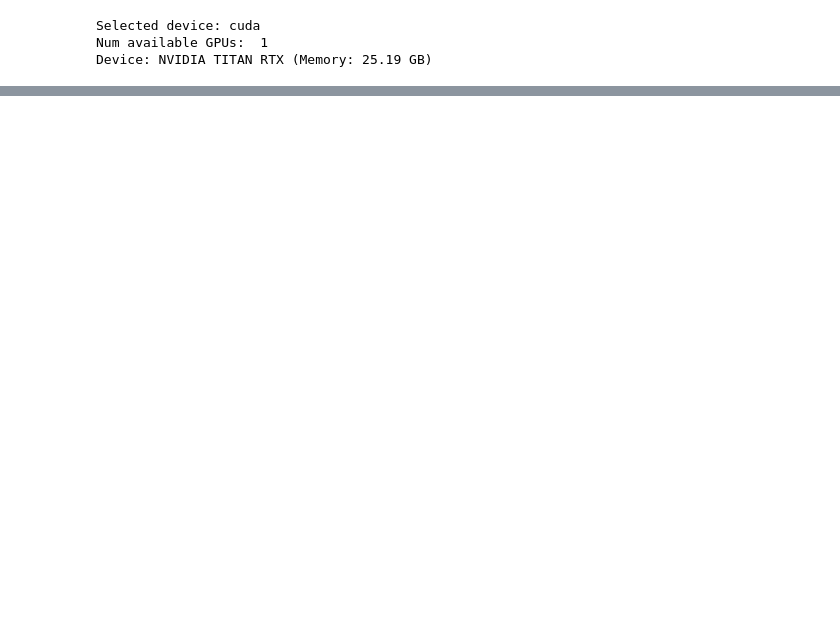
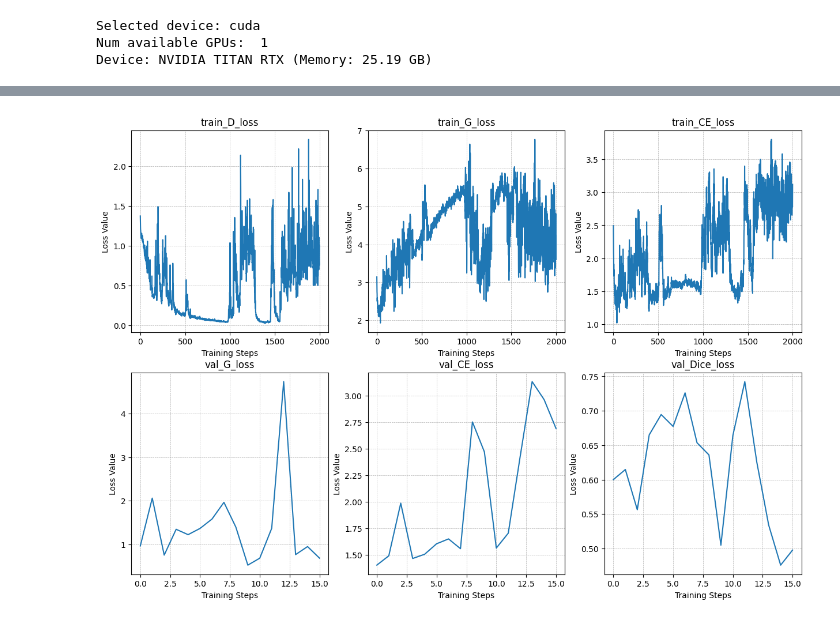
Before and after one commit to paolodc5/CMR_synthesis, a Jupyter notebook: mt_gan_basic_train.ipynb, the cells around one changed output, grey strips where cells are left out. Cells and saved outputs as stored; diff of their text form; code cells hidden in the pictures; blank space fills up the shorter version.

Commit message:
GAN to script with better logging & checkpointing

```diff
--- a/mt_gan_basic_train.ipynb
+++ b/mt_gan_basic_train.ipynb
@@ -186,9 +218,17 @@ def train_gan(num_steps, n_discr_steps, gen, discr, dataloader, criterion_GAN, c
 
     return metrics_history
 # %%
-num_steps = 50
+run_name = "MT_basic_gan"
+timestpamp = datetime.now().strftime("%Y%m%d_%H%M")
+exp_dir = f"./experiments/{timestpamp}_{run_name}"
+os.makedirs(exp_dir, exist_ok=True)
+
+
+num_steps = 2000
 n_discr_steps = 1
-lambda_l1 = 1.0
+lambda_ce = 10.0
+
+val_check_interval = 120  # Check validation performance every 120 steps (approx every dataset epoch)
 
 gen = UNetGan(in_ch=4, num_classes=12, dropout_p=0.3).to(device)
 discr = DiscriminatorModel(in_ch=16, base_ch=64).to(device)
@@ -198,3 +238,5 @@ criterion_CE = nn.CrossEntropyLoss() # CE loss for segmentation (better than L1
 
 optim_gen = optim.Adam(gen.parameters(), lr=1e-4)
 optim_discr = optim.Adam(discr.parameters(), lr=1e-4)
+
+es = EarlyStopping(patience=10, delta=0.01)  # Early stopping based on validation Dice score
@@ -201,2 +257,2 @@ optim_discr = optim.Adam(discr.parameters(), lr=1e-4)
 # %%
-history = train_gan(num_steps, n_discr_steps, gen, discr, train_dataloader, criterion_GAN, criterion_CE, optim_gen, optim_discr, lambda_l1, device)
+history = train_gan(num_steps, n_discr_steps, val_check_interval, gen, discr, train_dataloader, criterion_GAN, criterion_CE, optim_gen, optim_discr, lambda_ce, es, device)
@@ -224,0 +279,12 @@ plt.show()
+# %%
+fig, ax = plt.subplots(2, 3, figsize=(15, 10))
+ax = ax.flatten()
+for i, key in enumerate(history.keys()):
+    ax[i].plot(history[key])
+    ax[i].set_title(list(history.keys())[i])
+    ax[i].set_xlabel("Training Steps")
+    ax[i].set_ylabel("Loss Value")
+    ax[i].grid(True, which='both', linestyle='--', linewidth=0.5)
+plt.show()
+# %% [output]
+[figure, added]
```
Also changed, not shown: parts of 6 cells of this notebook, 3 other files.
